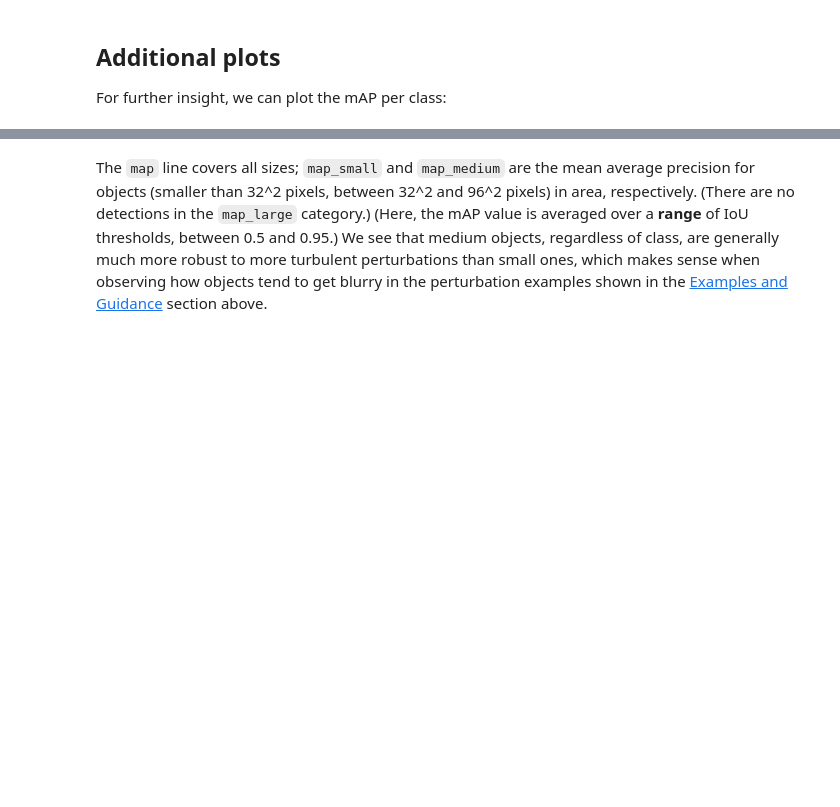
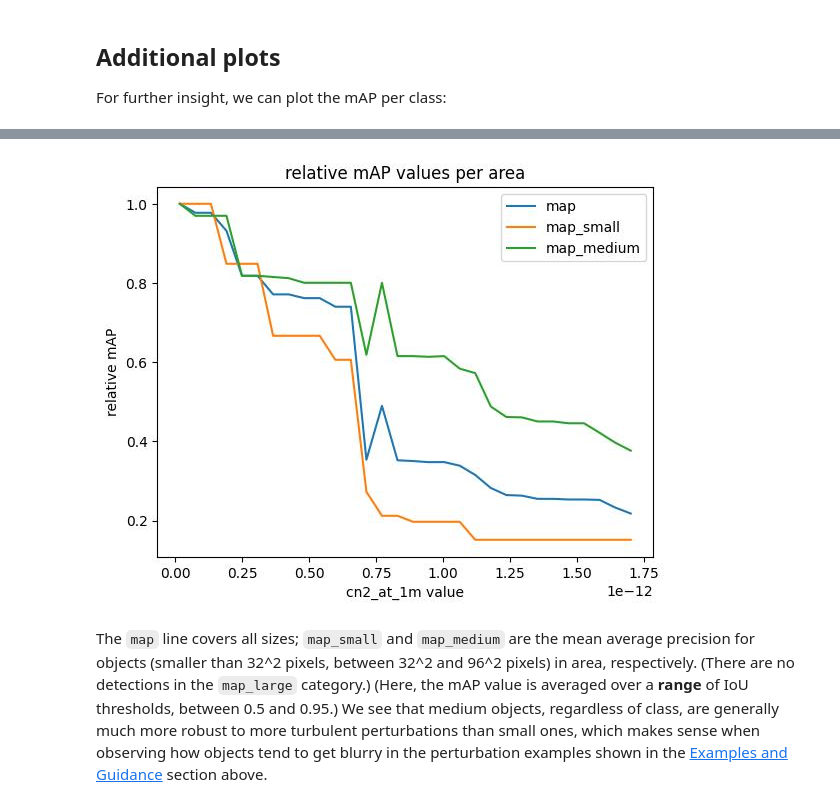
Before and after one commit to Kitware/nrtk-jatic, a Jupyter notebook: examples/nrtk_turbulence_perturber_demo.ipynb, the cells around one changed output, grey strips where cells are left out. Saved outputs shown, nothing was run; the diff lists cells and outputs as text; code cells hidden in the pictures; blank space fills up the shorter version.

```diff
--- a/examples/nrtk_turbulence_perturber_demo.ipynb
+++ b/examples/nrtk_turbulence_perturber_demo.ipynb
@@ -598,12 +602,14 @@ This plot shows several interesting results:
 Any conclusions about classification accuracy should be considered in light of these caveats. In particular, the foreground positioning of the detected person objects suggests that instead of looking at per-class results, we drill down by bounding box area. Fortunately, the metrics class supports this:
 # %%
 plt.title("relative mAP values per area")
-plt.xlabel("D value")
+plt.xlabel("cn2_at_1m value")
 plt.ylabel("relative mAP")
 for k in ("map", "map_small", "map_medium"):
     plt.plot(perturbation_values, [m[k].item() for m in perturbed_metrics], label=k)
 plt.legend()
 plt.show()
+# %% [output]
+[figure, added]
 # %% [markdown]
 The `map` line covers all sizes; `map_small` and `map_medium` are the mean average precision for objects (smaller than 32^2 pixels, between 32^2 and 96^2 pixels) in area, respectively. (There are no detections in the `map_large` category.) (Here, the mAP value is averaged over a **range** of IoU thresholds, between 0.5 and 0.95.) We see that medium objects, regardless of class, are generally much more robust to more turbulent perturbations than small ones, which makes sense when observing how objects tend to get blurry in the perturbation examples shown in the [Examples and Guidance](#NRTK-Turbulence-Aperture-perturbation:-examples-and-guidance) section above.
 # %% [markdown]
```
Also changed, not shown: parts of 12 cells of this notebook.
